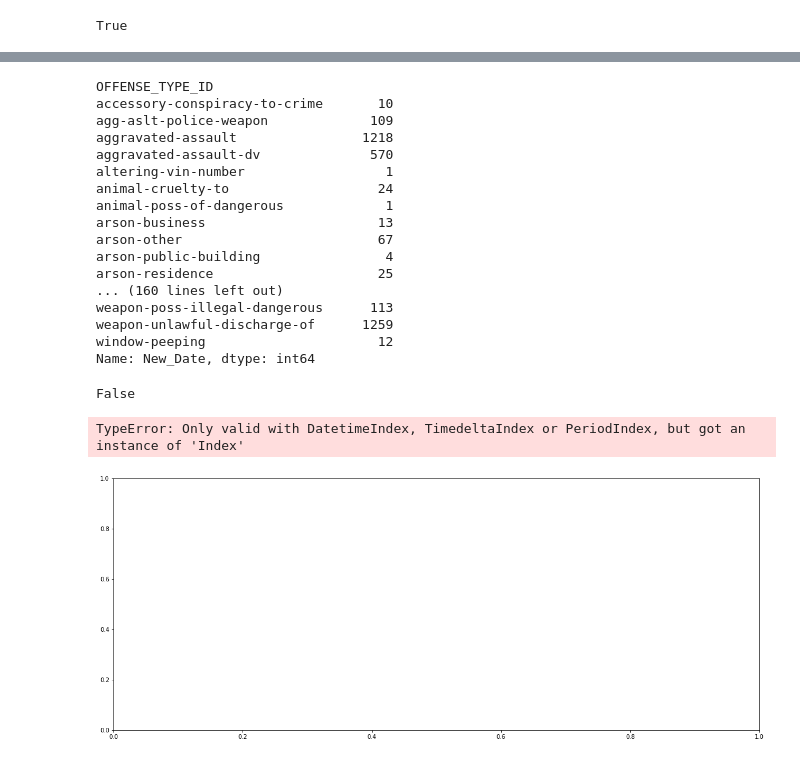
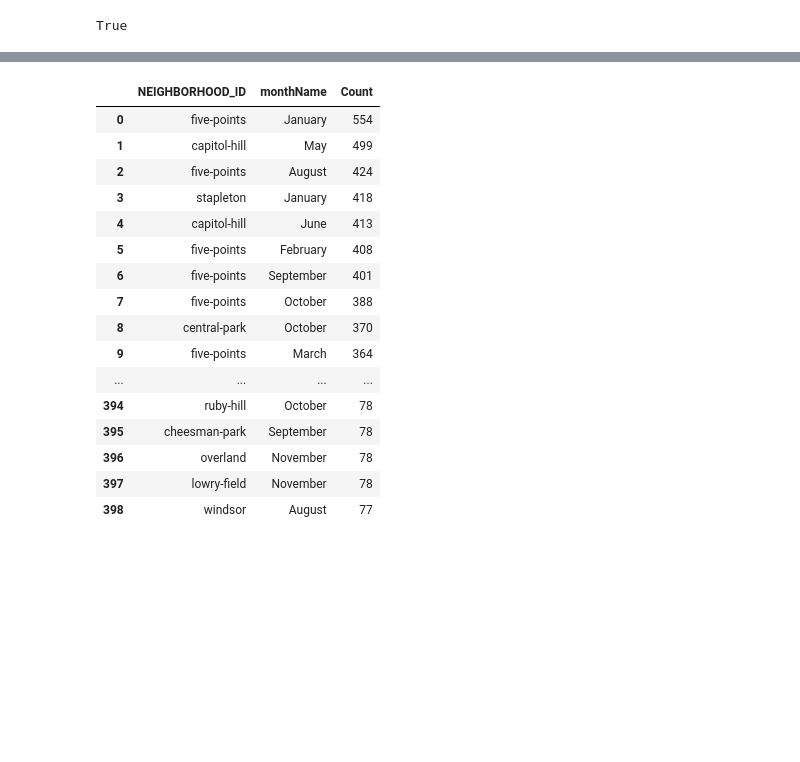
Before and after one commit to Colorado-Dept-of-Public-Safety/Python_Training, a Jupyter notebook: NFCA_Python_Training_Part_2.ipynb, the cells around one changed output, grey strips where cells are left out. Cells and saved outputs as stored; diff of their text form; code cells hidden in the pictures; blank space fills up the shorter version.

```diff
--- a/NFCA_Python_Training_Part_2.ipynb
+++ b/NFCA_Python_Training_Part_2.ipynb
@@ -178,35 +155,22 @@ new.head()
-# %%
-cal_den = pd.Series(new.New_Date)
-cal_den
-# %% [output]
-OFFENSE_TYPE_ID
-accessory-conspiracy-to-crime       10
-agg-aslt-police-weapon             109
-aggravated-assault                1218
-aggravated-assault-dv              570
-altering-vin-number                  1
-animal-cruelty-to                   24
-animal-poss-of-dangerous             1
-arson-business                      13
-arson-other                         67
-arson-public-building                4
-arson-residence                     25
-... (160 lines left out)
-weapon-poss-illegal-dangerous      113
-weapon-unlawful-discharge-of      1259
-window-peeping                      12
-Name: New_Date, dtype: int64
-# %%
-isinstance(cal_den.index,pd.DatetimeIndex)
-# %% [output]
-False
-# %%
-#Step 4: Create Calendar Heat Map
-fig = plt.figure(figsize=(20,8))
-ax = fig.add_subplot()
-cax = calmap.yearplot(data=Cal_Den,year=2020, ax=ax, cmap='YlGn')
-plt.suptitle('Calendar Heat Map Denver Crimes in 2020',y=.20, fontsize=35)
-fig.colorbar(cax.get_children()[1], ax=cax, orientation='horizontal')
-# %% [output]
-TypeError: Only valid with DatetimeIndex, TimedeltaIndex or PeriodIndex, but got an instance of 'Index'
-[figure, removed]
+# %%
+# values or groupby
+New_Den = Denver_Crimes_2020.value_counts(['NEIGHBORHOOD_ID', 'monthName']).reset_index(name='Count')
+New_Den
+# %% [output]
+|  | NEIGHBORHOOD_ID | monthName | Count |
+| 0 | five-points | January | 554 |
+| 1 | capitol-hill | May | 499 |
+| 2 | five-points | August | 424 |
+| 3 | stapleton | January | 418 |
+| 4 | capitol-hill | June | 413 |
+| 5 | five-points | February | 408 |
+| 6 | five-points | September | 401 |
+| 7 | five-points | October | 388 |
+| 8 | central-park | October | 370 |
+| 9 | five-points | March | 364 |
+| ... | ... | ... | ... |
+| 394 | ruby-hill | October | 78 |
+| 395 | cheesman-park | September | 78 |
+| 396 | overland | November | 78 |
+| 397 | lowry-field | November | 78 |
+| 398 | windsor | August | 77 |
```
Also changed, not shown: parts of 8 cells of this notebook.
